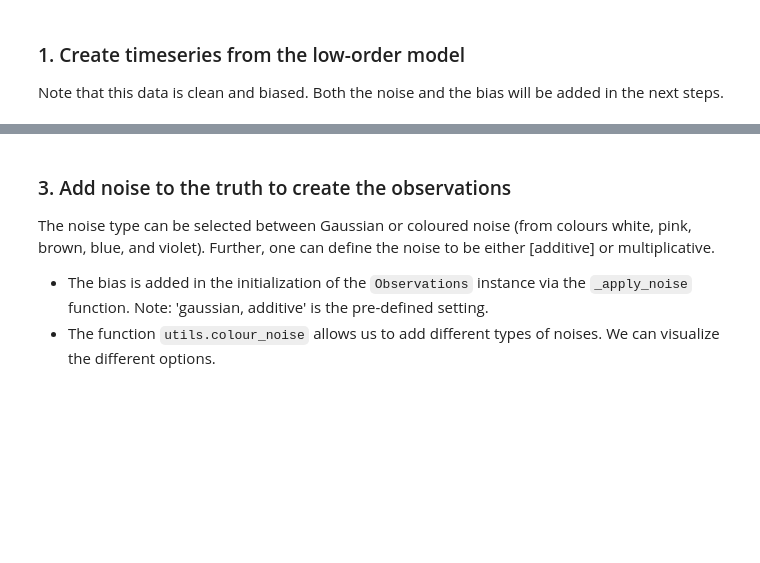
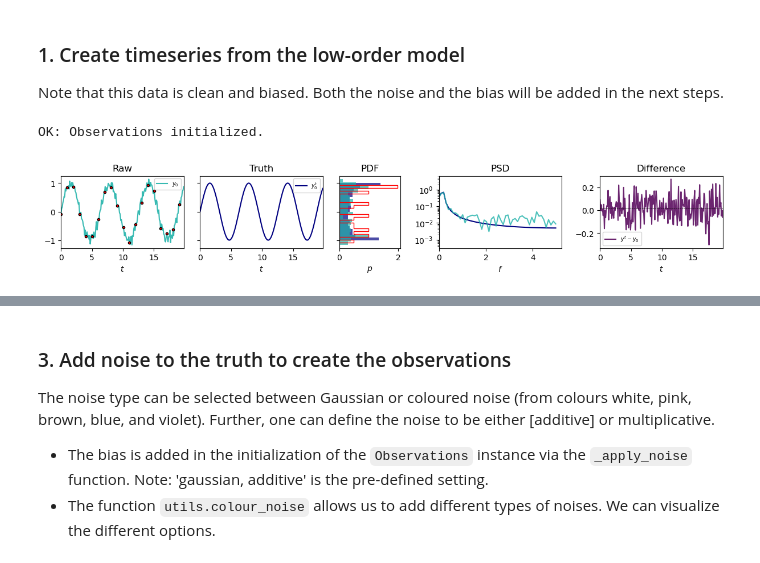
Before and after one commit to andreanovoa/real-time-bias-aware-DA, a Jupyter notebook: scripts/tutorials/0_How_to_repo/04_Class_Observations.ipynb, the cells around one changed output, grey strips where cells are left out. Drawn from its saved outputs; the diff is of its cells as text; code cells hidden in the pictures; blank space fills up the shorter version.

```diff
--- a/scripts/tutorials/0_How_to_repo/04_Class_Observations.ipynb
+++ b/scripts/tutorials/0_How_to_repo/04_Class_Observations.ipynb
@@ -5,3 +25,16 @@
 ### 1. Create timeseries from the low-order model
 
 Note that this data is clean and biased. Both the noise and the bias will be added in the next steps.
+# %%
+from observations import Observations
+
+reference_data = Observations(y_true=true_data,
+                              y_raw=raw_data,
+                              t_true=t,
+                              Nt_obs=10
+                              )
+
+Observations.plot_truth(reference_data, window=20)
+# %% [output]
+OK: Observations initialized.
+[figure, added]
```
Also changed, not shown: parts of 11 cells of this notebook, 13 other files.
